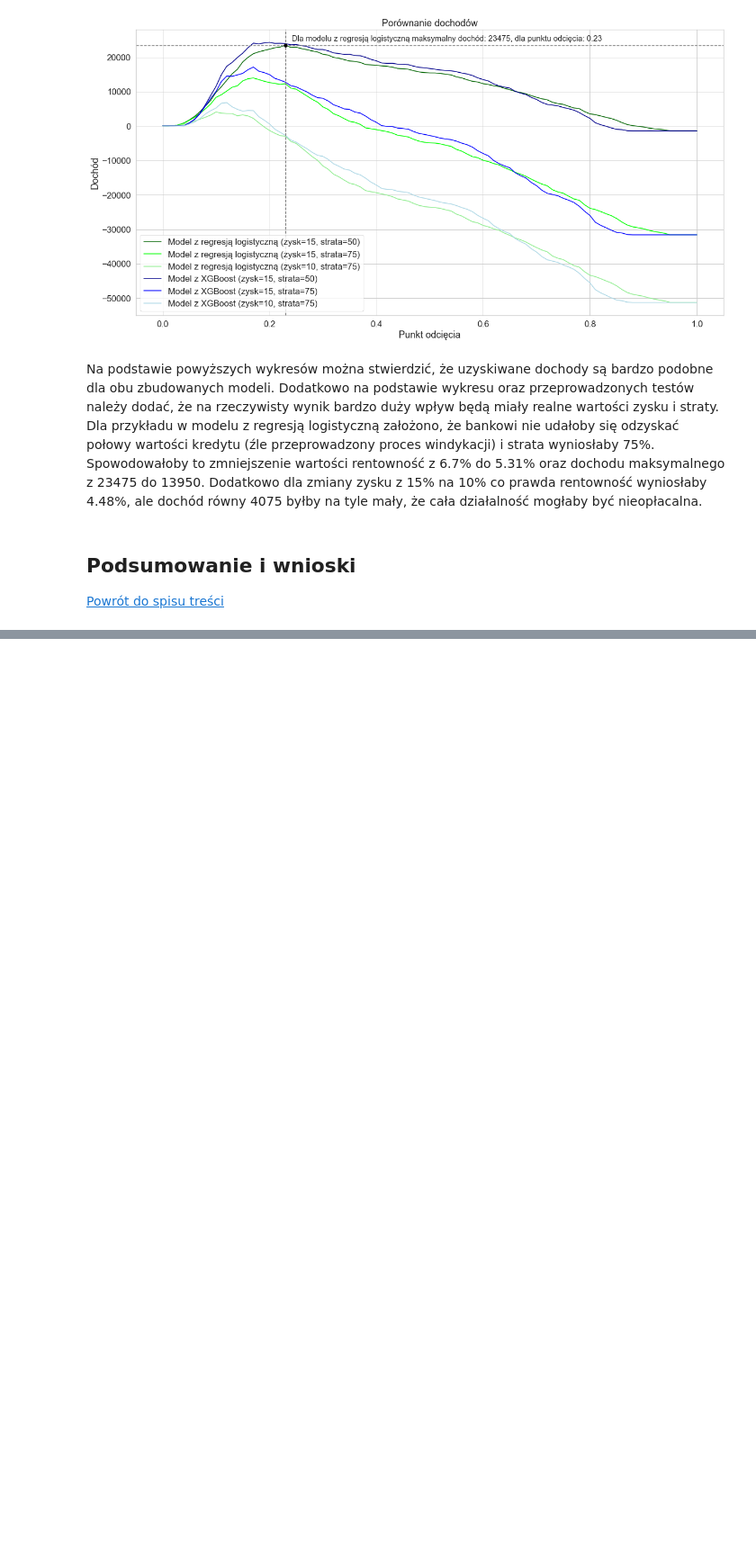
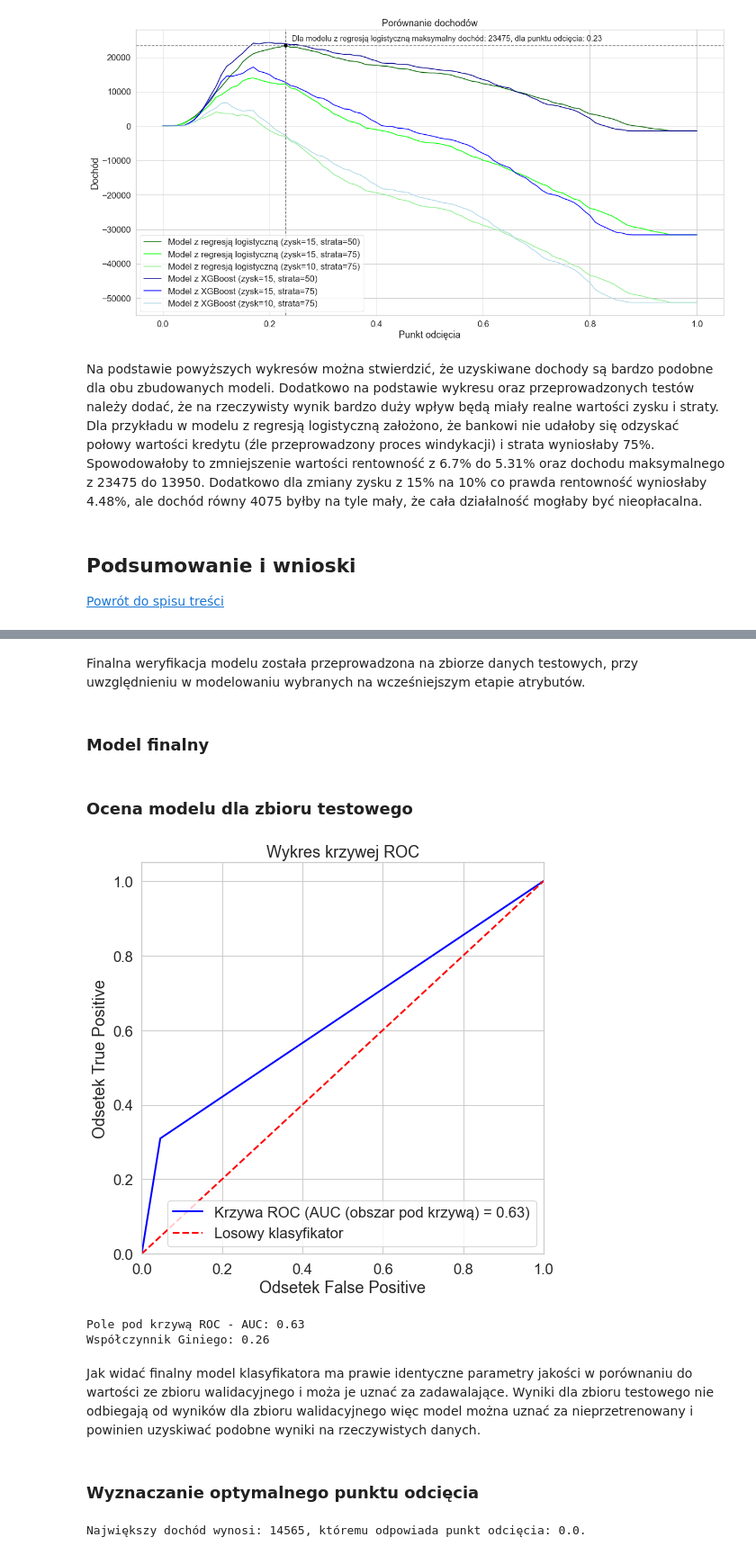
Before and after one commit to TomekSwiatek/Analiza-i-predykcja-sp-aty-nale-no-ci-przez-posiadaczy-kart-kredytowych, a Jupyter notebook: Analiza i predykcja spłaty należności przez posiadaczy kart kredytowych.ipynb, the cells around one changed output, grey strips where cells are left out. Shown at 90% size. Cells and saved outputs as stored; diff of their text form; code cells hidden in the pictures; blank space fills up the shorter version.

```diff
--- a/Analiza i predykcja spłaty należności przez posiadaczy kart kredytowych.ipynb
+++ b/Analiza i predykcja spłaty należności przez posiadaczy kart kredytowych.ipynb
@@ -1469,0 +1570,28 @@ W celu dokładnej oceny jakości modelu przed zastosowaniem w rzeczywistych waru
+# %% [markdown]
+Finalna weryfikacja modelu została przeprowadzona na zbiorze danych testowych, przy uwzględnieniu w modelowaniu  wybranych na wcześniejszym etapie atrybutów.
+# %% [markdown]
+<a class="anchor" id="budowa_fin"></a>
+### Model finalny
+# %%
+y_pred_fin = model.predict(x_test[atrybuty_wybrane]) #sprawdzenie modelu dla danych walidacyjnych
+# %% [markdown]
+<a class="anchor" id="ocena_fin"></a>
+### Ocena modelu dla zbioru testowego
+# %%
+ocena_modelu(y_test, y_pred_fin)
+# %% [output]
+[figure, added]
+Pole pod krzywą ROC - AUC: 0.63
+Współczynnik Giniego: 0.26
+# %% [markdown]
+Jak widać finalny model klasyfikatora ma prawie identyczne parametry jakości w porównaniu do wartości ze zbioru walidacyjnego i moża je uznać za zadawalające. Wyniki dla zbioru testowego nie odbiegają od wyników dla zbioru walidacyjnego więc model można uznać za nieprzetrenowany i powinien uzyskiwać podobne wyniki na rzeczywistych danych.
+# %% [markdown]
+<a class="anchor" id="punkt"></a>
+### Wyznaczanie optymalnego punktu odcięcia
+# %%
+#Wyznaczenie punktu odcięcia i maksymalnego dochodu dla zysku równego 15 i straty równej 50
+punkt_odciecia_fin, max_dochod, dochody = punkt_odciecia(y_test, y_pred_fin, 15, 50)
+print('Największy dochód wynosi: {}, któremu odpowiada punkt odcięcia: {}.'
+          .format(max_dochod, punkt_odciecia_fin))
+# %% [output]
+Największy dochód wynosi: 14565, któremu odpowiada punkt odcięcia: 0.0.
```
Also changed, not shown: parts of 92 cells of this notebook, 5 other files.
